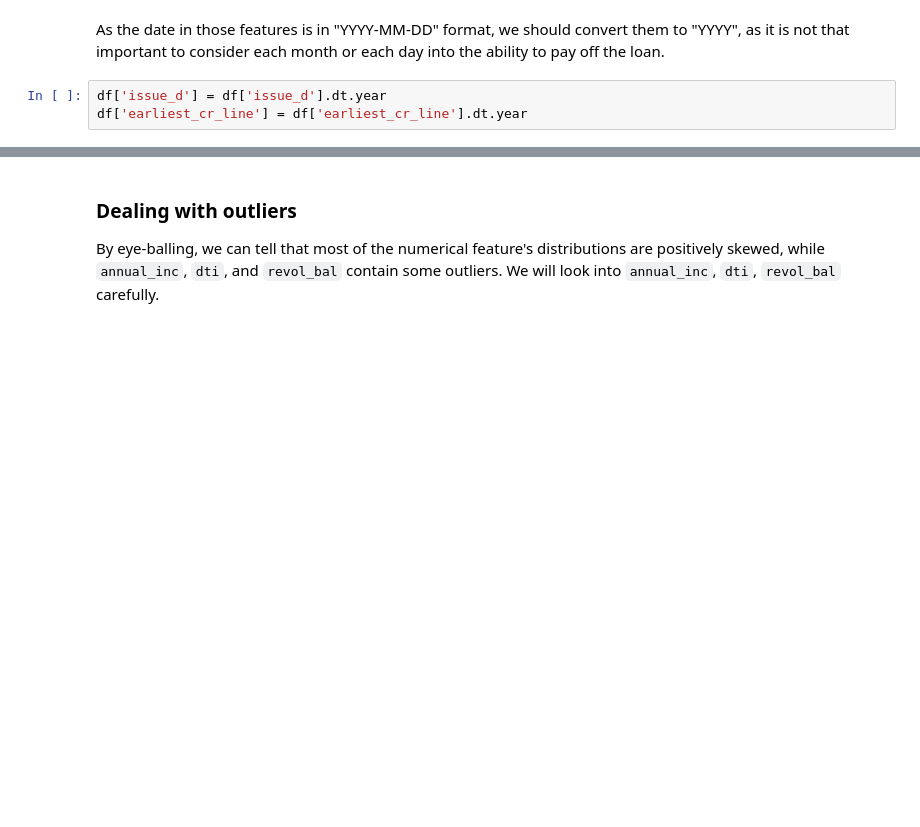
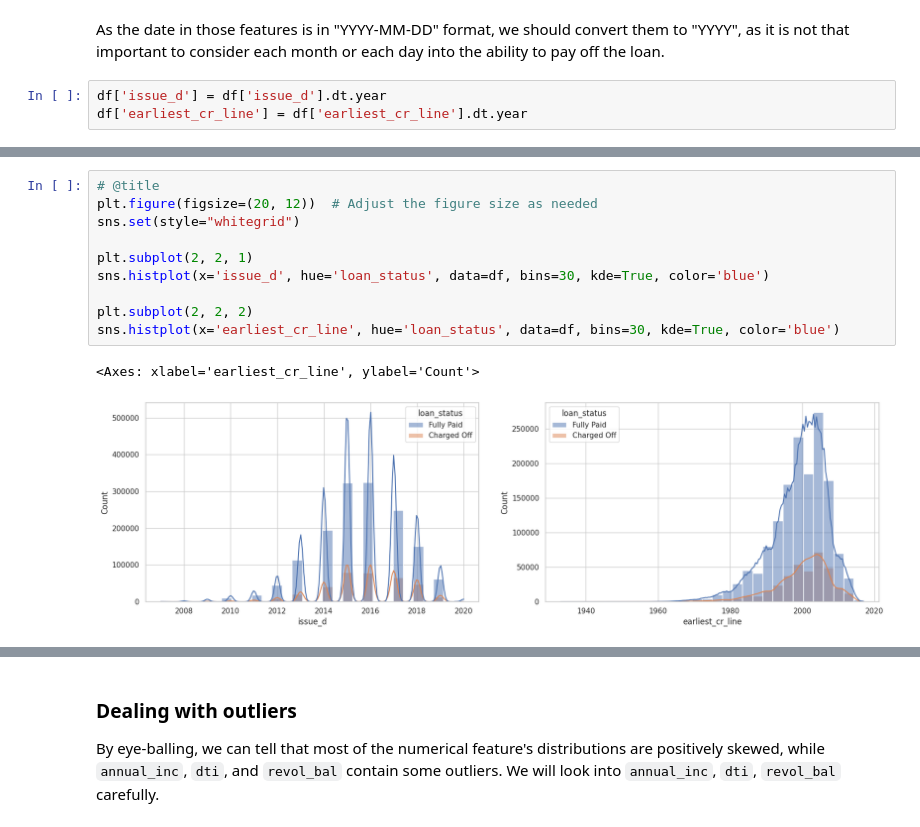
Before and after one commit to noahnguyen2004/Loan-Default-Prediction, a Jupyter notebook: loan_lending.ipynb, the cells around one changed output, grey strips where cells are left out. Cells and saved outputs as stored; diff of their text form; blank space fills up the shorter version.

```diff
--- a/loan_lending.ipynb
+++ b/loan_lending.ipynb
@@ -971,0 +983,13 @@ df['earliest_cr_line'] = df['earliest_cr_line'].dt.year
+# %%
+# @title
+plt.figure(figsize=(20, 12))  # Adjust the figure size as needed
+sns.set(style="whitegrid")
+
+plt.subplot(2, 2, 1)
+sns.histplot(x='issue_d', hue='loan_status', data=df, bins=30, kde=True, color='blue')
+
+plt.subplot(2, 2, 2)
+sns.histplot(x='earliest_cr_line', hue='loan_status', data=df, bins=30, kde=True, color='blue')
+# %% [output]
+<Axes: xlabel='earliest_cr_line', ylabel='Count'>
+[figure, added]
```
Also changed, not shown: parts of 34 cells of this notebook.
